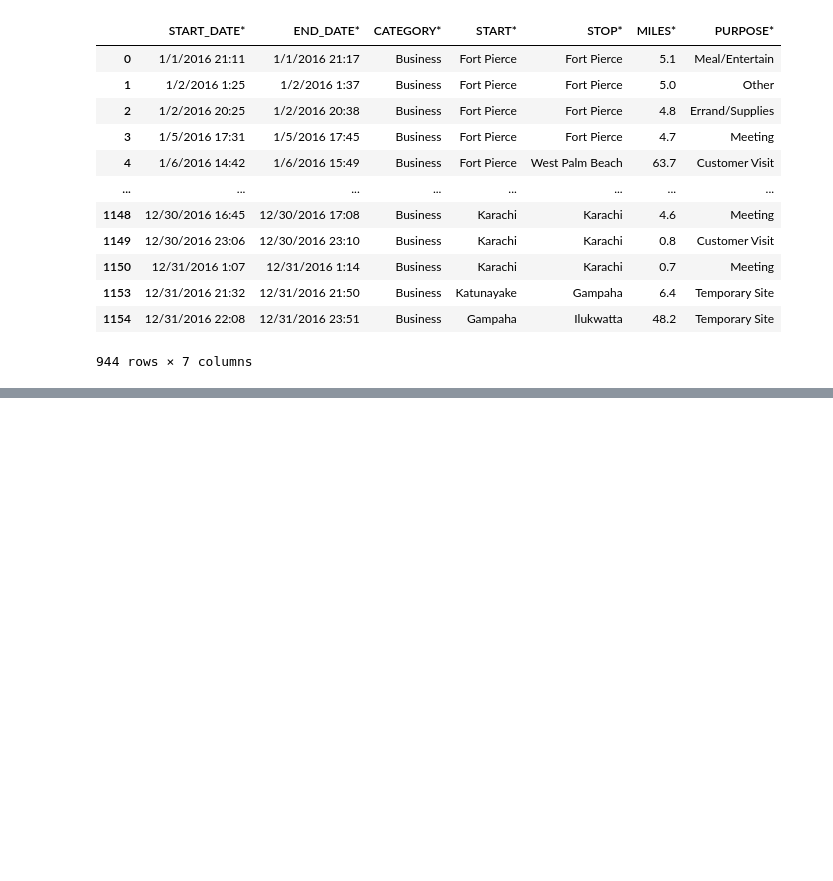
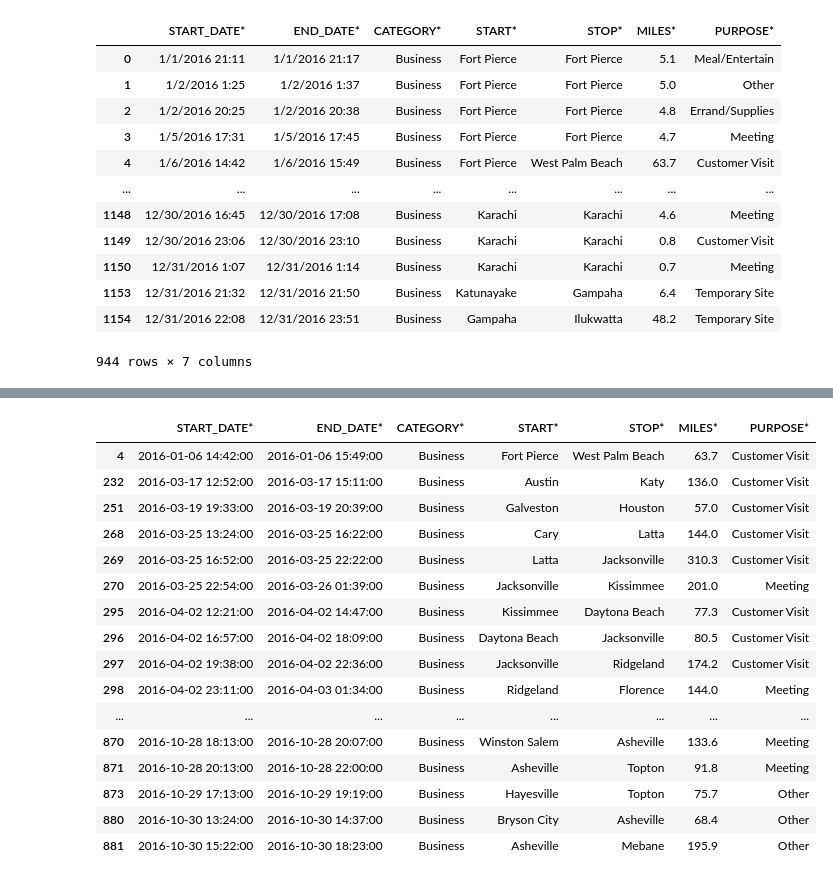
Before and after one commit to Narendra-bot07/COE, a Jupyter notebook: DA.ipynb, the cells around one changed output, grey strips where cells are left out. Saved outputs shown, nothing was run; the diff lists cells and outputs as text; code cells hidden in the pictures; blank space fills up the shorter version.

```diff
--- a/DA.ipynb
+++ b/DA.ipynb
@@ -384,0 +478,2 @@ df.to_csv('UBER_CLEANEDATA',index=False)
+# %%
+df['START_DATE*'] = pd.to_datetime(df['START_DATE*'],format="%m/%d/%Y %H:%M",errors='coerce')
@@ -384,0 +497,2 @@ df.to_csv('UBER_CLEANEDATA',index=False)
+# %%
+df['END_DATE*'] = pd.to_datetime(df['END_DATE*'],format="%m/%d/%Y %H:%M",errors='coerce')
@@ -384,0 +555,20 @@ df.to_csv('UBER_CLEANEDATA',index=False)
+# %%
+df[(df['MILES*']>50)]
+# %% [output]
+|  | START_DATE* | END_DATE* | CATEGORY* | START* | STOP* | MILES* | PURPOSE* |
+| 4 | 2016-01-06 14:42:00 | 2016-01-06 15:49:00 | Business | Fort Pierce | West Palm Beach | 63.7 | Customer Visit |
+| 232 | 2016-03-17 12:52:00 | 2016-03-17 15:11:00 | Business | Austin | Katy | 136.0 | Customer Visit |
+| 251 | 2016-03-19 19:33:00 | 2016-03-19 20:39:00 | Business | Galveston | Houston | 57.0 | Customer Visit |
+| 268 | 2016-03-25 13:24:00 | 2016-03-25 16:22:00 | Business | Cary | Latta | 144.0 | Customer Visit |
+| 269 | 2016-03-25 16:52:00 | 2016-03-25 22:22:00 | Business | Latta | Jacksonville | 310.3 | Customer Visit |
+| 270 | 2016-03-25 22:54:00 | 2016-03-26 01:39:00 | Business | Jacksonville | Kissimmee | 201.0 | Meeting |
+| 295 | 2016-04-02 12:21:00 | 2016-04-02 14:47:00 | Business | Kissimmee | Daytona Beach | 77.3 | Customer Visit |
+| 296 | 2016-04-02 16:57:00 | 2016-04-02 18:09:00 | Business | Daytona Beach | Jacksonville | 80.5 | Customer Visit |
+| 297 | 2016-04-02 19:38:00 | 2016-04-02 22:36:00 | Business | Jacksonville | Ridgeland | 174.2 | Customer Visit |
+| 298 | 2016-04-02 23:11:00 | 2016-04-03 01:34:00 | Business | Ridgeland | Florence | 144.0 | Meeting |
+| ... | ... | ... | ... | ... | ... | ... | ... |
+| 870 | 2016-10-28 18:13:00 | 2016-10-28 20:07:00 | Business | Winston Salem | Asheville | 133.6 | Meeting |
+| 871 | 2016-10-28 20:13:00 | 2016-10-28 22:00:00 | Business | Asheville | Topton | 91.8 | Meeting |
+| 873 | 2016-10-29 17:13:00 | 2016-10-29 19:19:00 | Business | Hayesville | Topton | 75.7 | Other |
+| 880 | 2016-10-30 13:24:00 | 2016-10-30 14:37:00 | Business | Bryson City | Asheville | 68.4 | Other |
+| 881 | 2016-10-30 15:22:00 | 2016-10-30 18:23:00 | Business | Asheville | Mebane | 195.9 | Other |
```
Also changed, not shown: parts of 36 cells of this notebook, 1 other file.
